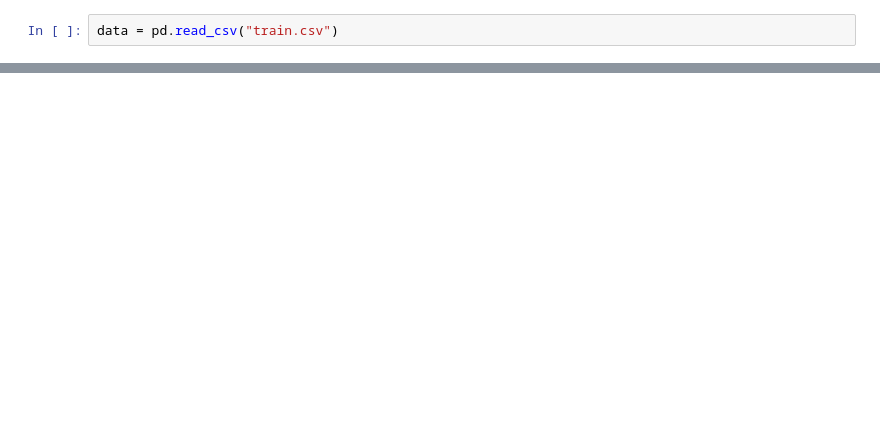
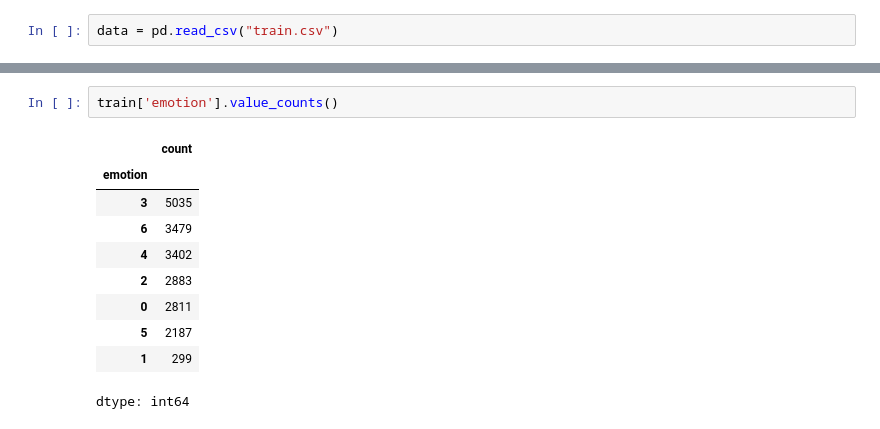
Before and after one commit to azhgh22/ML04_Facial_Expression_Recognition_Challenge, a Jupyter notebook: nn.ipynb, the cells around one changed output, grey strips where cells are left out. Saved outputs shown, nothing was run; the diff lists cells and outputs as text; blank space fills up the shorter version.

```diff
--- a/nn.ipynb
+++ b/nn.ipynb
@@ -605,0 +67,13 @@ with wandb.init(project='emotion-recognition', config=config, name=config['archi
+# %%
+train['emotion'].value_counts()
+# %% [output]
+|  | count |
+| emotion |  |
+| 3 | 5035 |
+| 6 | 3479 |
+| 4 | 3402 |
+| 2 | 2883 |
+| 0 | 2811 |
+| 5 | 2187 |
+| 1 | 299 |
+dtype: int64
```
Also changed, not shown: parts of 66 cells of this notebook.
